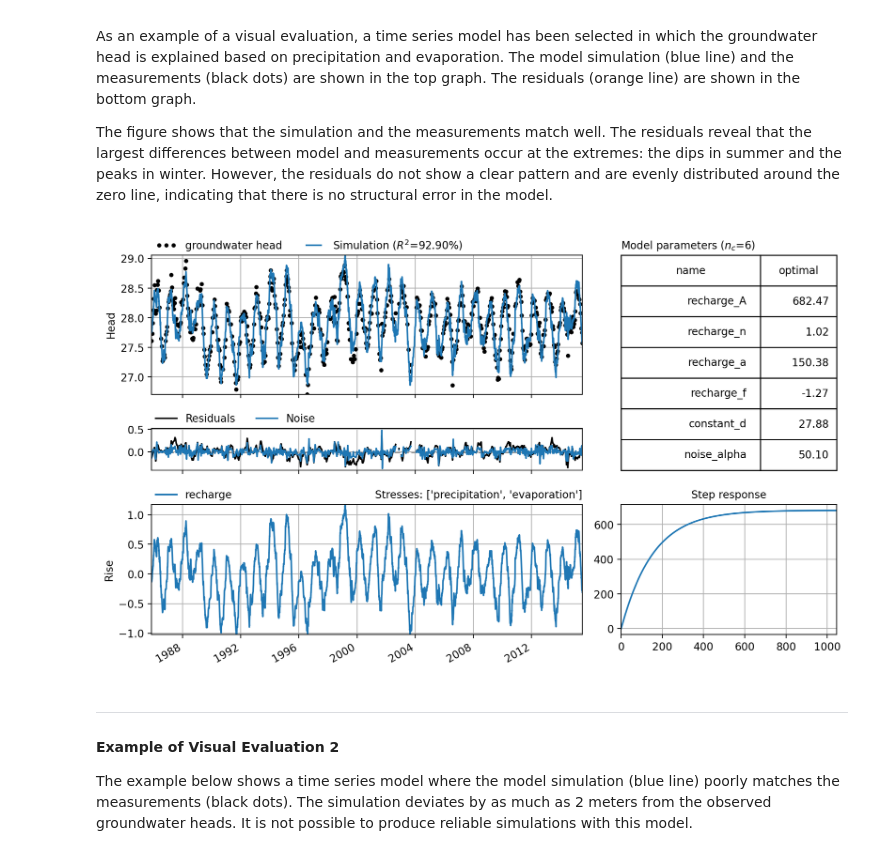
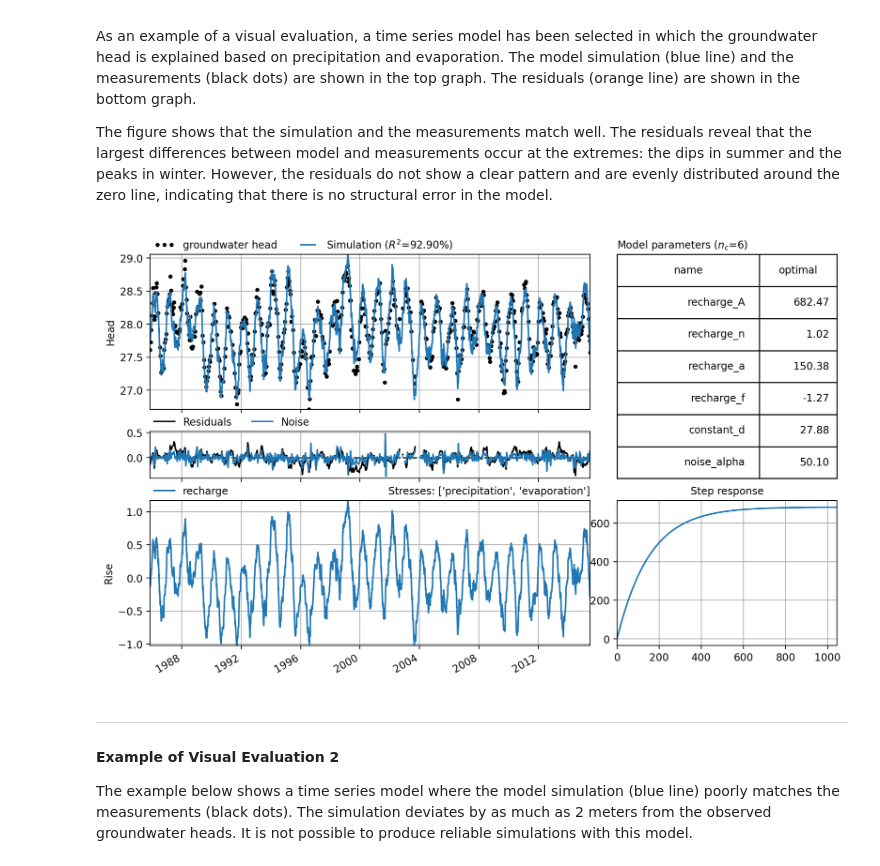
Before and after one commit to pastas/test-examples, a Jupyter notebook: Handbook/assessment/assessment.ipynb, the cells around one changed output. Saved outputs shown, nothing was run; the diff lists cells and outputs as text; code cells hidden in the pictures.

```diff
--- a/Handbook/assessment/assessment.ipynb
+++ b/Handbook/assessment/assessment.ipynb
@@ -230,32 +224,31 @@ The figure shows that the simulation and the measurements match well. The residu
 # %%
 head = pd.read_csv("data/hds_basic_model.csv", parse_dates=True, index_col=0)
 head = head.iloc[:, 0]  # Convert from DataFrame to Series
 
 prec = pd.read_csv("data/prec_basic_model.csv", parse_dates=True, index_col=0)
 prec = prec.iloc[:, 0]
 
 evap = pd.read_csv("data/evap_basic_model.csv", parse_dates=True, index_col=0)
 evap = evap.iloc[:, 0]
 
 
 head.name = "groundwater head"
 prec.name = "precipitation"
 evap.name = "evaporation"
 
 
 ml1 = ps.Model(head, name="Head")
 rm = ps.RechargeModel(
     prec, evap, recharge=ps.rch.Linear(), rfunc=ps.Gamma(), name="recharge"
 )
 ml1.add_stressmodel(rm)
 ml1.add_noisemodel(ps.ArNoiseModel())
 
 ml1.solve(report=False, fit_constant=True)
 
-axes = ml1.plots.results(figsize=(10, 6), adjust_height=True)
-axes[0].get_figure().tight_layout()
+axes = ml1.plots.results(figsize=(10, 6), adjust_height=True, layout="tight")
 # %% [output]
-[figure, old version]
+[figure, new version]
 # %% [markdown]
 <hr>
 
```
Also changed, not shown: parts of 17 cells of this notebook, 4 other files.
